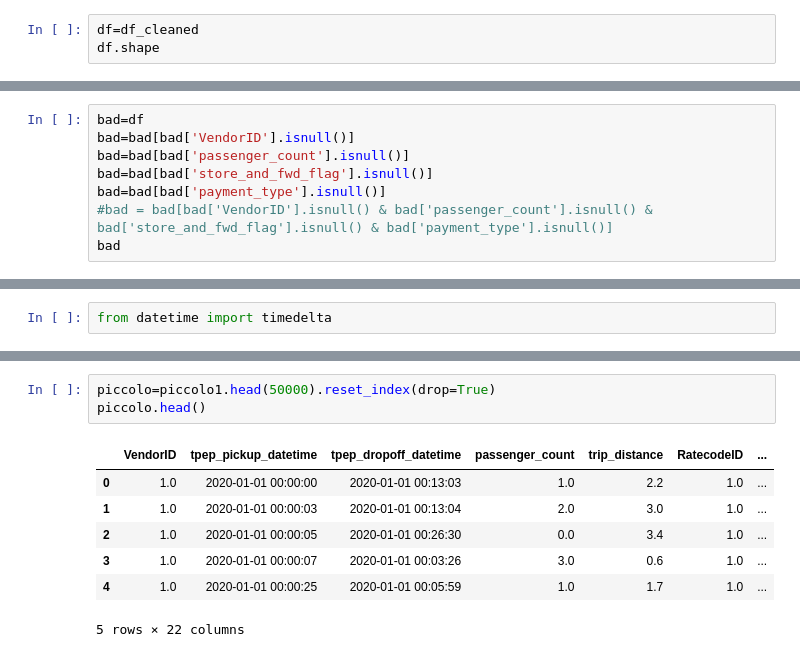
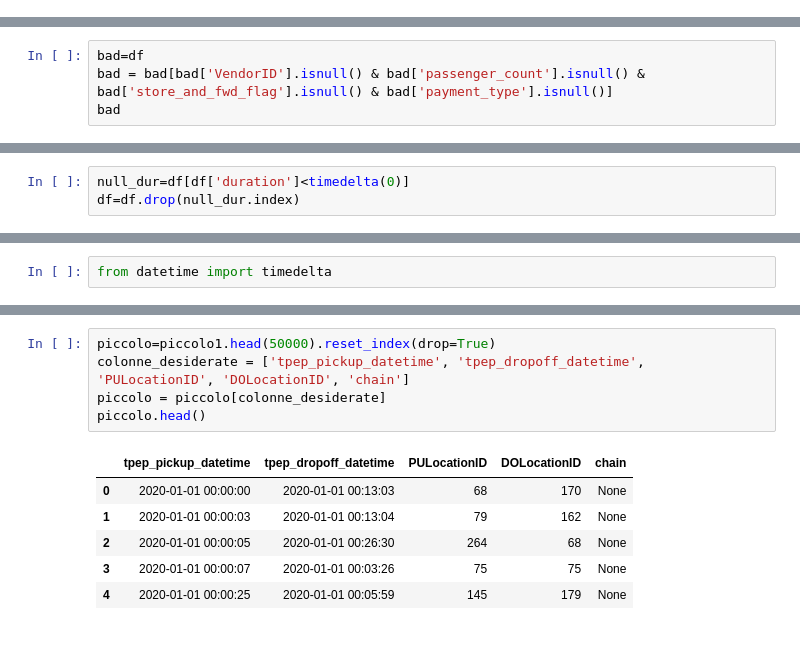
Before and after one commit to federicaromano0/progetto_computer_science, a Jupyter notebook: Progetto CS fede.ipynb, the cells around one changed output, grey strips where cells are left out. Drawn from its saved outputs; the diff is of its cells as text.

```diff
--- a/Progetto CS fede.ipynb
+++ b/Progetto CS fede.ipynb
@@ -87,3 +30,0 @@ df = df.drop(remaining_indices)
-# %%
-df=df_cleaned
-df.shape
@@ -149,11 +88,7 @@ Length: 31277, dtype: int64
 ## 4.Save all rows with missing VendorID, passenger_count, store_and_fwd_flag, payment_type in a new dataframe called bad, and remove those rows from the original dataframe.
 # %%
 bad=df
-bad=bad[bad['VendorID'].isnull()]
-bad=bad[bad['passenger_count'].isnull()]
-bad=bad[bad['store_and_fwd_flag'].isnull()]
-bad=bad[bad['payment_type'].isnull()]
-#bad = bad[bad['VendorID'].isnull() & bad['passenger_count'].isnull() & bad['store_and_fwd_flag'].isnull() & bad['payment_type'].isnull()]
+bad = bad[bad['VendorID'].isnull() & bad['passenger_count'].isnull() & bad['store_and_fwd_flag'].isnull() & bad['payment_type'].isnull()]
 bad
 # %% [output]
 |  | VendorID | tpep_pickup_datetime | tpep_dropoff_datetime | passenger_count | trip_distance | RatecodeID | ... |
@@ -217,3 +156,6 @@ df.head()
 | 2 | 1.0 | 2020-01-01 00:47:41 | 2020-01-01 00:53:52 | 1.0 | 0.6 | 1.0 | ... |
 | 3 | 1.0 | 2020-01-01 00:55:23 | 2020-01-01 01:00:14 | 1.0 | 0.8 | 1.0 | ... |
 | 4 | 2.0 | 2020-01-01 00:01:58 | 2020-01-01 00:04:16 | 1.0 | 0.0 | 1.0 | ... |
+# %%
+null_dur=df[df['duration']<timedelta(0)]
+df=df.drop(null_dur.index)
@@ -680,14 +653,15 @@ piccolo[piccolo['chain']==178]
 # %%
 piccolo=piccolo1.head(50000).reset_index(drop=True)
+colonne_desiderate = ['tpep_pickup_datetime', 'tpep_dropoff_datetime', 'PULocationID', 'DOLocationID', 'chain']
+piccolo = piccolo[colonne_desiderate]
 piccolo.head()
 # %% [output]
-|  | VendorID | tpep_pickup_datetime | tpep_dropoff_datetime | passenger_count | trip_distance | RatecodeID | ... |
-| 0 | 1.0 | 2020-01-01 00:00:00 | 2020-01-01 00:13:03 | 1.0 | 2.2 | 1.0 | ... |
-| 1 | 1.0 | 2020-01-01 00:00:03 | 2020-01-01 00:13:04 | 2.0 | 3.0 | 1.0 | ... |
-| 2 | 1.0 | 2020-01-01 00:00:05 | 2020-01-01 00:26:30 | 0.0 | 3.4 | 1.0 | ... |
-| 3 | 1.0 | 2020-01-01 00:00:07 | 2020-01-01 00:03:26 | 3.0 | 0.6 | 1.0 | ... |
-| 4 | 1.0 | 2020-01-01 00:00:25 | 2020-01-01 00:05:59 | 1.0 | 1.7 | 1.0 | ... |
+|  | tpep_pickup_datetime | tpep_dropoff_datetime | PULocationID | DOLocationID | chain |
+| 0 | 2020-01-01 00:00:00 | 2020-01-01 00:13:03 | 68 | 170 | None |
+| 1 | 2020-01-01 00:00:03 | 2020-01-01 00:13:04 | 79 | 162 | None |
+| 2 | 2020-01-01 00:00:05 | 2020-01-01 00:26:30 | 264 | 68 | None |
+| 3 | 2020-01-01 00:00:07 | 2020-01-01 00:03:26 | 75 | 75 | None |
+| 4 | 2020-01-01 00:00:25 | 2020-01-01 00:05:59 | 145 | 179 | None |
-5 rows × 22 columns
 # %%
 #non mi piace
 import numpy as np
```
Also changed, not shown: parts of 37 cells of this notebook.
